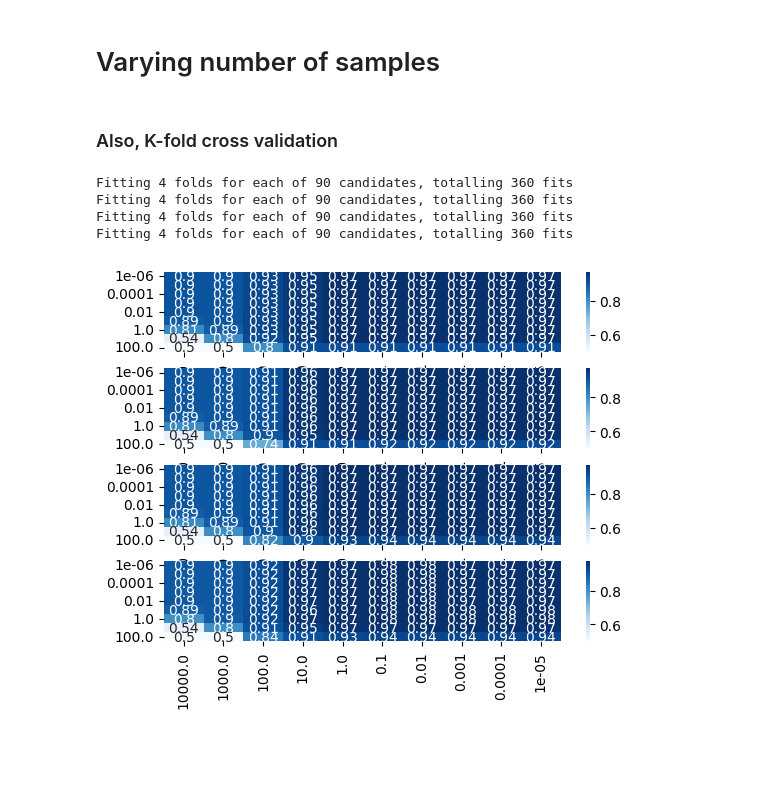
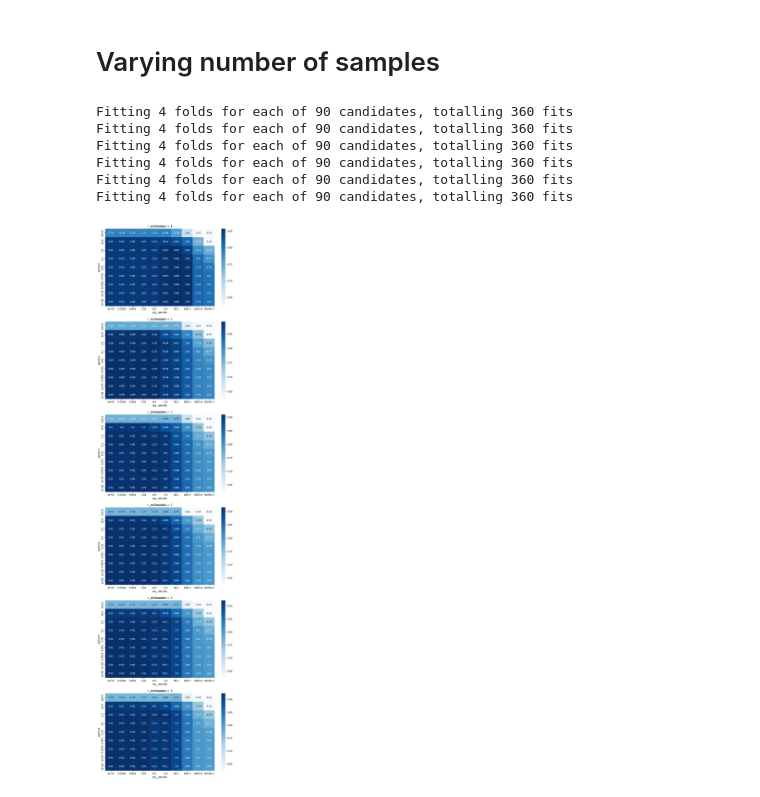
Before and after one commit to davbac/LCP-modB, a Jupyter notebook: ex04/group2309_exercise4.ipynb, the cells around one changed output. Saved outputs shown, nothing was run; the diff lists cells and outputs as text; code cells hidden in the pictures; blank space fills up the shorter version.

```diff
--- a/ex04/group2309_exercise4.ipynb
+++ b/ex04/group2309_exercise4.ipynb
@@ -242,7 +221,5 @@ num_trees= 3
 # %% [markdown]
 # Varying number of samples
-# %% [markdown]
-### Also, K-fold cross validation
 # %%
 Ns=[i for i in range(0,N+1, N//10)][1:]
 nn_err=[]
@@ -315,32 +294,37 @@ plt.fill_between(Ns, [i[0] for i in xgb_err]+np.array([i[1] for i in xgb_err]),
 # %%
 import seaborn as sns
 
-fig, ax = plt.subplots(nrows = 4)
+fig, ax = plt.subplots(nrows = 6, figsize=(10,40))
 
 
-for n_est in range(1,5):
-    parameters = {'gamma': [10**i for i in range(-6,3)],
-                  'reg_lambda': [10**(-i) for i in range(-4,6)] }
+for n_est in range(1,7):
+    parameters = {'gamma': [10**i for i in reversed(range(-6,3))],
+                  'reg_lambda': [10**(-i) for i in reversed(range(-4,6))] }
 
     clf = XGBClassifier(seed=1,
                         objective='binary:logistic',
                         learning_rate=0.4,
                         n_estimators= n_est)
 
     grid_search = GridSearchCV( estimator=clf,
                                 param_grid = parameters,
                                 cv = 4,
                                 verbose = True)
     grid_search.fit(X,y)
 
     df = pd.DataFrame( grid_search.cv_results_['mean_test_score'].reshape(len(parameters['gamma']),
                                                                           len(parameters['reg_lambda'])),
-                      index=parameters['gamma'], columns=parameters['reg_lambda'])
+                       index=parameters['gamma'], columns=parameters['reg_lambda'] )
 
     sns.heatmap(df, annot=True, cmap='Blues', ax=ax[n_est-1])
+    ax[n_est-1].set_title(f"n_estimators = {n_est}")
+    ax[n_est-1].set_xlabel("reg_lambda")
+    ax[n_est-1].set_ylabel("gamma")
 # %% [output]
 Fitting 4 folds for each of 90 candidates, totalling 360 fits
 Fitting 4 folds for each of 90 candidates, totalling 360 fits
 Fitting 4 folds for each of 90 candidates, totalling 360 fits
 Fitting 4 folds for each of 90 candidates, totalling 360 fits
+Fitting 4 folds for each of 90 candidates, totalling 360 fits
+Fitting 4 folds for each of 90 candidates, totalling 360 fits
-[figure, old version]
+[figure, new version]
```
Also changed, not shown: parts of 12 cells of this notebook.
